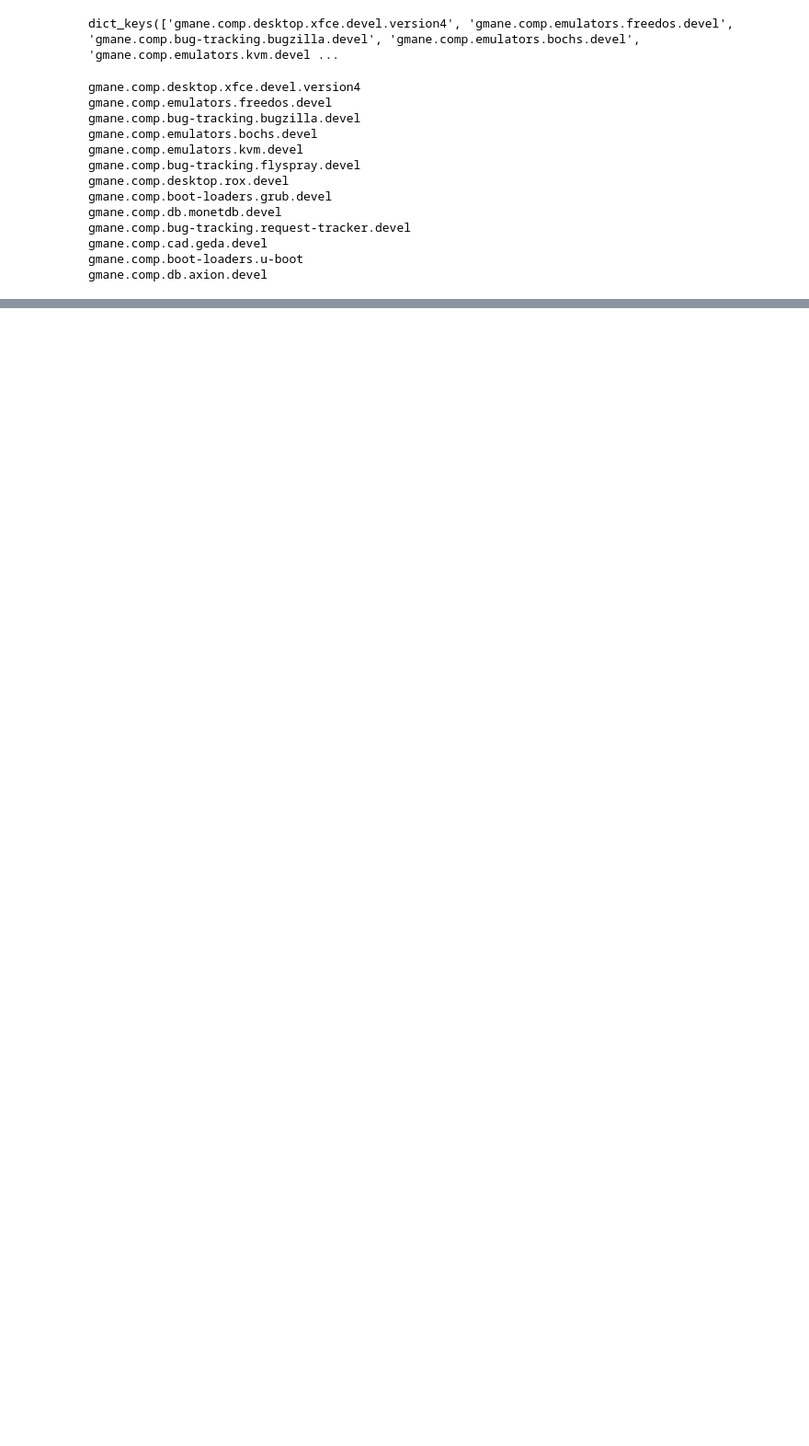
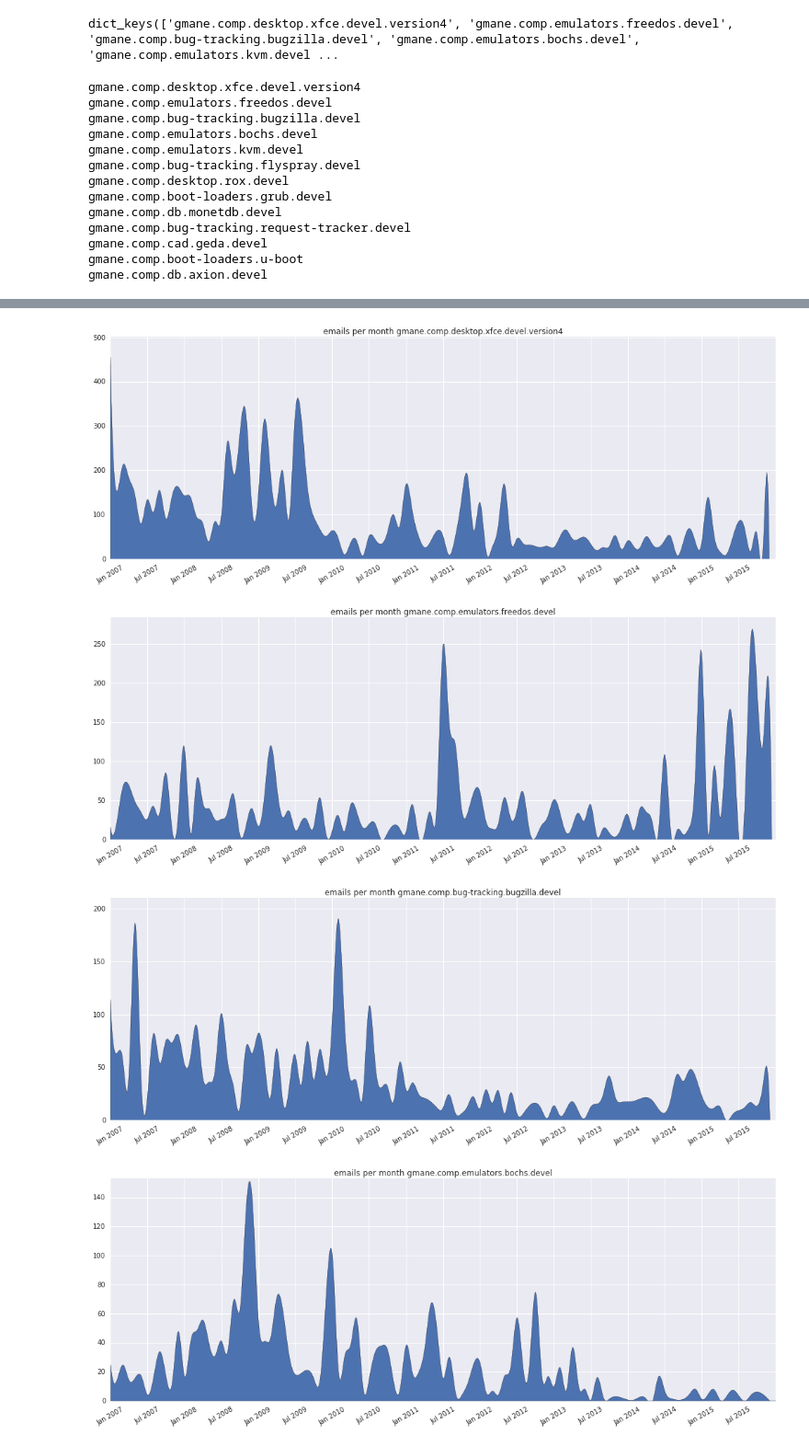
Before and after one commit to zormit/oss-innovation, a Jupyter notebook: email_desi.ipynb, the cells around one changed output, grey strips where cells are left out. Shown at 92% size. Saved outputs shown, nothing was run; the diff lists cells and outputs as text; code cells hidden in the pictures; blank space fills up the shorter version.

Commit message:
plot emails per month interpolated, add activity plot idea

```diff
--- a/email_desi.ipynb
+++ b/email_desi.ipynb
@@ -65,3 +71,5 @@ gmane.comp.db.axion.devel
 # %%
 import pickle
 pickle.dump(emails_per_day, open('../data/intermediate_results/emails_per_day.pkl', 'wb'))
+# %%
+emails_per_month = emails_per_day.to_period(freq='M').groupby(level=0).aggregate(sum)
@@ -67,0 +97,39 @@ pickle.dump(emails_per_day, open('../data/intermediate_results/emails_per_day.pk
+# %%
+for project in emails_per_day.columns:
+    mails = emails_per_month.loc[:, project]
+
+    fn = UnivariateSpline(range(len(mails)), mails)
+    fig, ax = plt.subplots(1)
+    fig.set_size_inches((18, 6))
+    x = np.linspace(0, len(mails), 1000)
+    plt.fill_between(x, 0, fn(x))
+    ax.set_title('emails per month {}'.format(project))
+    ax.set_xlim(0, len(mails))
+    ax.set_ylim(0, max(mails) + 0.1 * max(mails))
+    ax.xaxis.set_ticks(np.linspace(0, len(mails) - 1, 8)[1:-1])
+
+    def formatter(x, p):
+        if x >= len(mails.index):
+            return ''
+        return mails.index[int(x)].strftime('%b %Y')
+
+    formatter = FuncFormatter(formatter)
+    ax.xaxis.set_major_formatter(formatter)
+    ax.xaxis.tick_bottom()
+    ax.yaxis.tick_left()
+    ax.spines['top'].set_visible(False)
+    ax.spines['right'].set_visible(False)
+
+    plt.setp(plt.xticks()[1], rotation=30)
+
+    import matplotlib.ticker as plticker
+
+    loc = plticker.MultipleLocator(base=6) # this locator puts ticks at regular intervals
+    ax.xaxis.set_major_locator(loc)
+
+    # break # go only over one project, for development purposes
+# %% [output]
+[figure, added]
+[figure, added]
+[figure, added]
+[figure, added]
```
Also changed, not shown: parts of 5 cells of this notebook.
